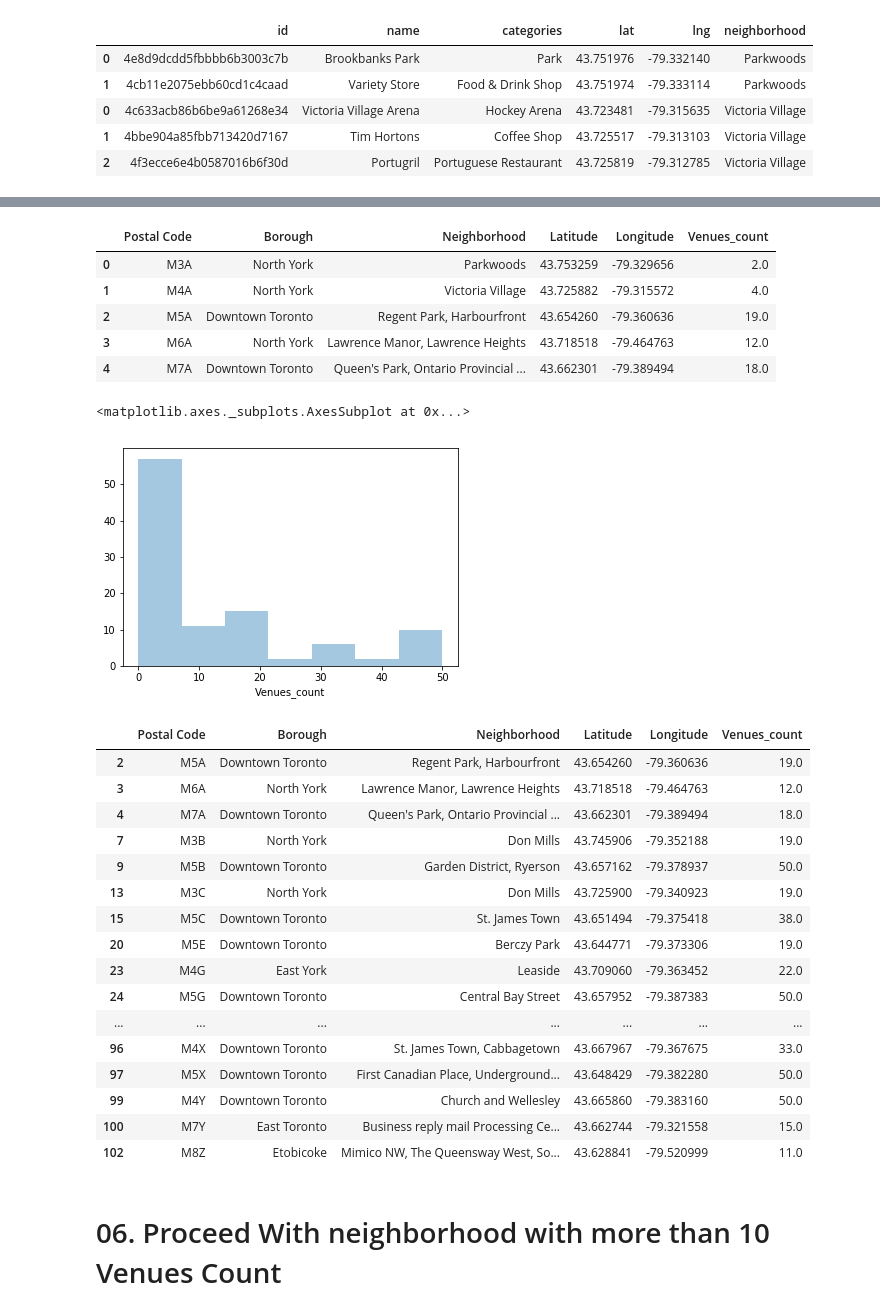
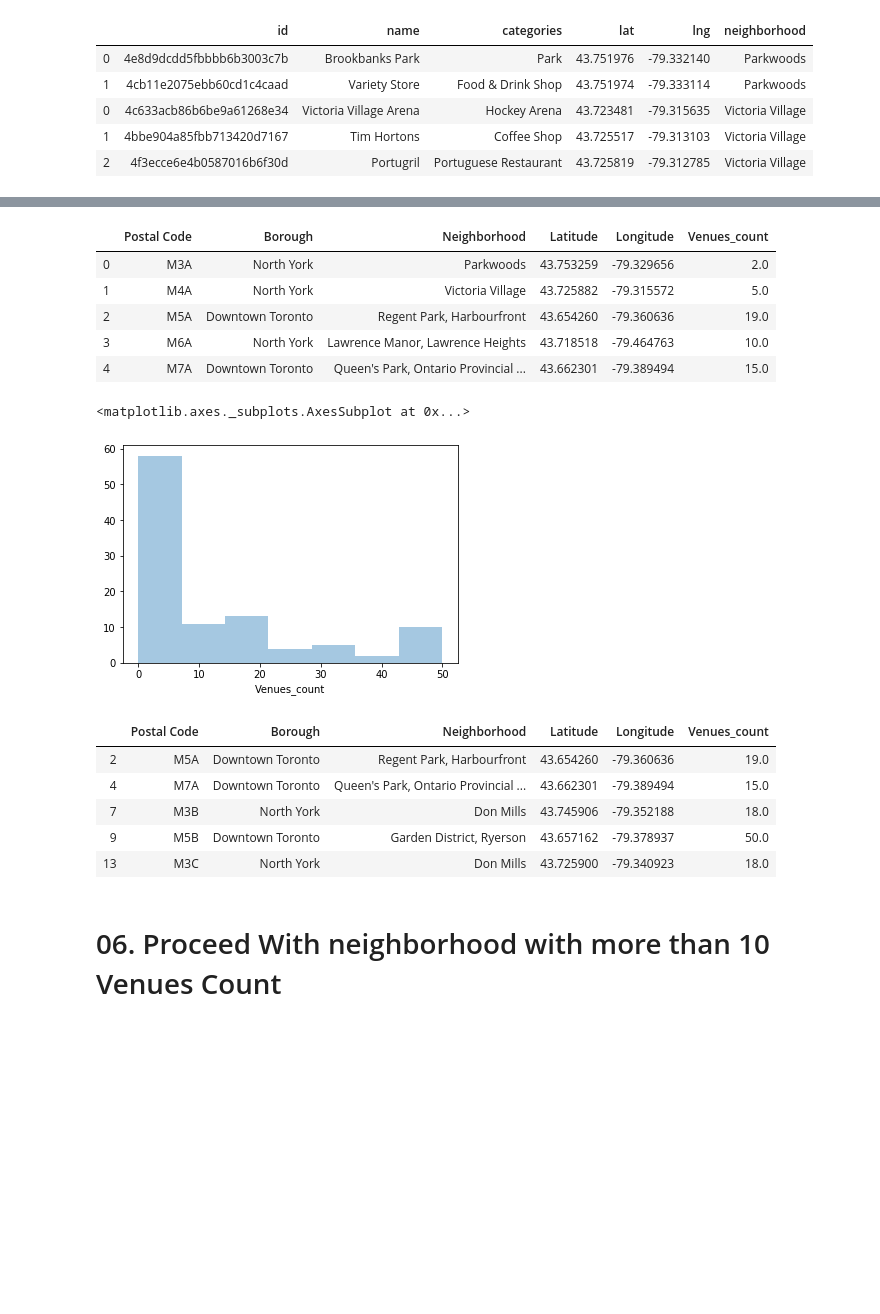
Before and after one commit to ferryff/Coursera_Capstone, a Jupyter notebook: Segmenting & Clustering Toronto 2.ipynb, the cells around one changed output, grey strips where cells are left out. Saved outputs shown, nothing was run; the diff lists cells and outputs as text; code cells hidden in the pictures; blank space fills up the shorter version.

```diff
--- a/Segmenting & Clustering Toronto 2.ipynb
+++ b/Segmenting & Clustering Toronto 2.ipynb
@@ -220,3 +218,12 @@ print('Latitude and longitude values of {} are {}, {}.'.format(neighborhood_name
                                                                neighborhood_longitude))
 # %% [output]
 Latitude and longitude values of Parkwoods are 43.7532586, -79.3296565.
+# %%
+# @hidden_cell
+CLIENT_ID = 'PQARHJEBARZI0UGBCTJJDA4IS50QRR3THAZ1URT0EAAO4LSI' # your Foursquare ID
+CLIENT_SECRET = 'MPVTKWXJ1WNYVN4T5YNMIRFVCX1JFB5QFF2ZNIASJIKU0ZD3' # your Foursquare Secret
+VERSION = '20200505' # Foursquare API version
+
+print('Your credentails:')
+print('CLIENT_ID: ' + CLIENT_ID)
+print('CLIENT_SECRET:' + CLIENT_SECRET)
@@ -500,37 +516,26 @@ dataset_neighborhood.head()
 # %% [output]
 |  | Postal Code | Borough | Neighborhood | Latitude | Longitude | Venues_count |
 | 0 | M3A | North York | Parkwoods | 43.753259 | -79.329656 | 2.0 |
-| 1 | M4A | North York | Victoria Village | 43.725882 | -79.315572 | 4.0 |
+| 1 | M4A | North York | Victoria Village | 43.725882 | -79.315572 | 5.0 |
 | 2 | M5A | Downtown Toronto | Regent Park, Harbourfront | 43.654260 | -79.360636 | 19.0 |
-| 3 | M6A | North York | Lawrence Manor, Lawrence Heights | 43.718518 | -79.464763 | 12.0 |
-| 4 | M7A | Downtown Toronto | Queen's Park, Ontario Provincial ... | 43.662301 | -79.389494 | 18.0 |
+| 3 | M6A | North York | Lawrence Manor, Lawrence Heights | 43.718518 | -79.464763 | 10.0 |
+| 4 | M7A | Downtown Toronto | Queen's Park, Ontario Provincial ... | 43.662301 | -79.389494 | 15.0 |
 # %%
 dataset_neighborhood['Venues_count']=dataset_neighborhood['Venues_count'].fillna(0)
 # %%
 sns.distplot(dataset_neighborhood['Venues_count'], kde=False)
 # %% [output]
 <matplotlib.axes._subplots.AxesSubplot at 0x...>
-[figure, old version]
+[figure, new version]
 # %%
-dataset_neighborhood[dataset_neighborhood['Venues_count'] > 10]
+dataset_neighborhood[dataset_neighborhood['Venues_count'] > 10].head()
 # %% [output]
 |  | Postal Code | Borough | Neighborhood | Latitude | Longitude | Venues_count |
 | 2 | M5A | Downtown Toronto | Regent Park, Harbourfront | 43.654260 | -79.360636 | 19.0 |
-| 3 | M6A | North York | Lawrence Manor, Lawrence Heights | 43.718518 | -79.464763 | 12.0 |
-| 4 | M7A | Downtown Toronto | Queen's Park, Ontario Provincial ... | 43.662301 | -79.389494 | 18.0 |
-| 7 | M3B | North York | Don Mills | 43.745906 | -79.352188 | 19.0 |
+| 4 | M7A | Downtown Toronto | Queen's Park, Ontario Provincial ... | 43.662301 | -79.389494 | 15.0 |
+| 7 | M3B | North York | Don Mills | 43.745906 | -79.352188 | 18.0 |
 | 9 | M5B | Downtown Toronto | Garden District, Ryerson | 43.657162 | -79.378937 | 50.0 |
-| 13 | M3C | North York | Don Mills | 43.725900 | -79.340923 | 19.0 |
-| 15 | M5C | Downtown Toronto | St. James Town | 43.651494 | -79.375418 | 38.0 |
-| 20 | M5E | Downtown Toronto | Berczy Park | 43.644771 | -79.373306 | 19.0 |
-| 23 | M4G | East York | Leaside | 43.709060 | -79.363452 | 22.0 |
-| 24 | M5G | Downtown Toronto | Central Bay Street | 43.657952 | -79.387383 | 50.0 |
-| ... | ... | ... | ... | ... | ... | ... |
-| 96 | M4X | Downtown Toronto | St. James Town, Cabbagetown | 43.667967 | -79.367675 | 33.0 |
-| 97 | M5X | Downtown Toronto | First Canadian Place, Underground... | 43.648429 | -79.382280 | 50.0 |
-| 99 | M4Y | Downtown Toronto | Church and Wellesley | 43.665860 | -79.383160 | 50.0 |
-| 100 | M7Y | East Toronto | Business reply mail Processing Ce... | 43.662744 | -79.321558 | 15.0 |
-| 102 | M8Z | Etobicoke | Mimico NW, The Queensway West, So... | 43.628841 | -79.520999 | 11.0 |
+| 13 | M3C | North York | Don Mills | 43.725900 | -79.340923 | 18.0 |
 # %% [markdown]
 # 06. Proceed With neighborhood with more than 10 Venues Count
 # %%
```
Also changed, not shown: parts of 27 cells of this notebook.
